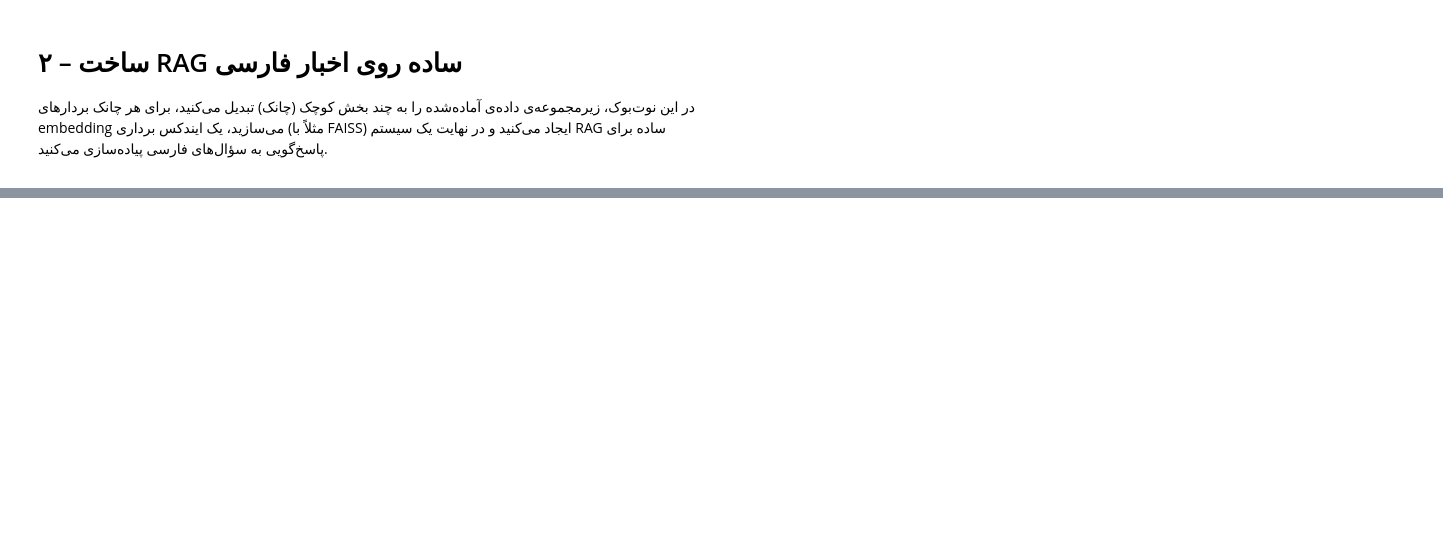
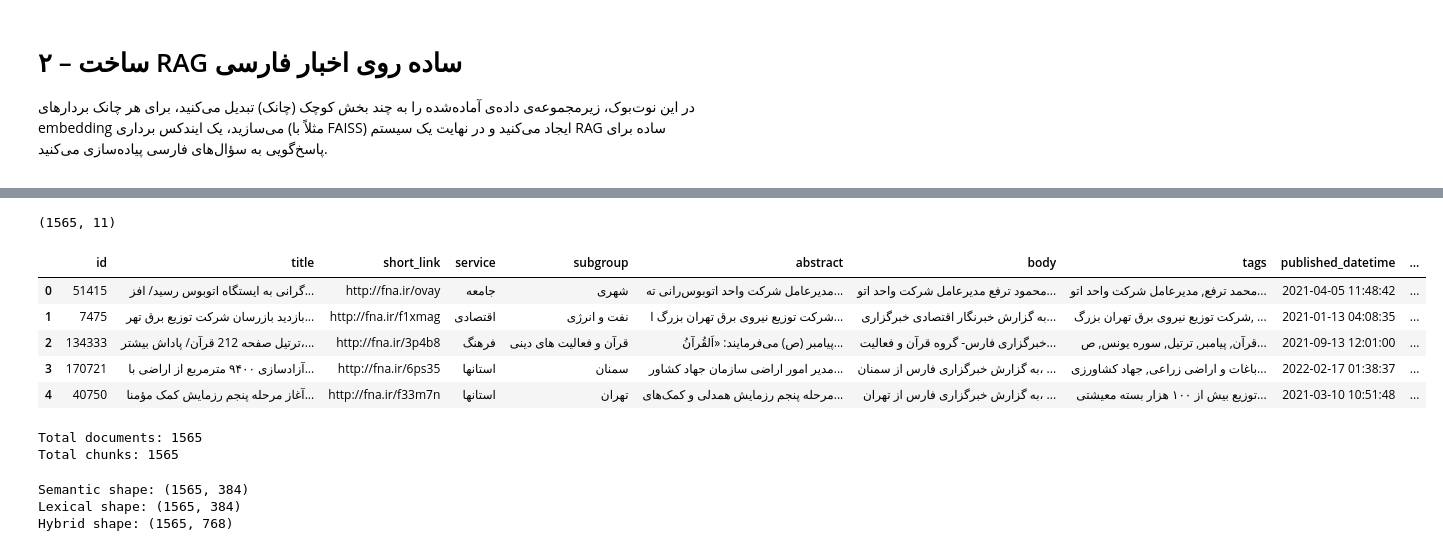
Before and after one commit to masoomehmashayekhi/AI-Exercises, a Jupyter notebook: RAG/rag-persian-news-lite-main/notebooks/02_build_rag_baseline.ipynb, the cells around one changed output, grey strips where cells are left out. Saved outputs shown, nothing was run; the diff lists cells and outputs as text; code cells hidden in the pictures; blank space fills up the shorter version.

```diff
--- a/RAG/rag-persian-news-lite-main/notebooks/02_build_rag_baseline.ipynb
+++ b/RAG/rag-persian-news-lite-main/notebooks/02_build_rag_baseline.ipynb
@@ -20,10 +20,18 @@ OSError: [WinError 1114] A dynamic link library (DLL) initialization routine fai
 # %%
 # TODO: فایل '../data/processed/news_subset.csv' را بخوانید و چند سطر اول را نمایش دهید
-subset_path = Path('../data/processed/news_subset.csv')
-df = pd.read_csv(raw_path)
+subset_path = Path('news_subset.csv')
+df = pd.read_csv(subset_path, encoding="utf-8-sig")
 
 print(df.shape)
 df.head()
+# %% [output]
+(1565, 11)
+|  | id | title | short_link | service | subgroup | abstract | body | tags | published_datetime | ... |
+| 0 | 51415 | گرانی به ایستگاه اتوبوس رسید/ افز... | http://fna.ir/ovay | جامعه | شهری | مدیرعامل شرکت واحد اتوبوس‌رانی ته... | محمود ترفع مدیرعامل شرکت واحد اتو... | محمد ترفع, مدیرعامل شرکت واحد اتو... | 2021-04-05 11:48:42 | ... |
+| 1 | 7475 | بازدید بازرسان شرکت توزیع برق تهر... | http://fna.ir/f1xmag | اقتصادی | نفت و انرژی | شرکت توزیع نیروی برق تهران بزرگ ا... | به گزارش خبرنگار اقتصادی خبرگزاری... | شرکت توزیع نیروی برق تهران بزرگ, ... | 2021-01-13 04:08:35 | ... |
+| 2 | 134333 | ترتیل صفحه 212 قرآن/ پاداش بیشتر،... | http://fna.ir/3p4b8 | فرهنگ | قرآن و فعالیت های دینی | پیامبر (ص) می‌فرمایند: «اَلقُرآنُ... | خبرگزاری فارس- گروه قرآن و فعالیت... | قرآن, پیامبر, ترتیل, سوره یونس, ص... | 2021-09-13 12:01:00 | ... |
+| 3 | 170721 | آزادسازی ۹۴۰۰ مترمربع از اراضی با... | http://fna.ir/6ps35 | استانها | سمنان | مدیر امور اراضی سازمان جهاد کشاور... | به گزارش خبرگزاری فارس از سمنان، ... | باغات و اراضی زراعی, جهاد کشاورزی... | 2022-02-17 01:38:37 | ... |
+| 4 | 40750 | آغاز مرحله پنجم رزمایش کمک‌ مؤمنا... | http://fna.ir/f33m7n | استانها | تهران | مرحله پنجم رزمایش همدلی و کمک‌های... | به گزارش خبرگزاری فارس از تهران، ... | توزیع بیش از ۱۰۰ هزار بسته معیشتی... | 2021-03-10 10:51:48 | ... |
 # %%
 # TODO: یک تابع chunking ساده بنویسید که متن (Title + Description) را به قطعه‌های مثلاً 800 کاراکتری با overlap 150 تبدیل کند
 # خروجی را در یک DataFrame جدید با ستون‌های: chunk_id, doc_id, text, category, date ذخیره کنید
@@ -50,10 +58,12 @@ def chunk_text(
 chunk_rows = []
 
 for doc_id, row in df.iterrows():
-    text = row["text"]
     category = row["service"]
     date = row["published_datetime"]
+    title = str(row["title"]) if pd.notna(row["body"]) else ""
+    abstract = str(row["abstract"]) if pd.notna(row["abstract"]) else ""
 
+    text = (title + " " + abstract).strip()
     chunks = chunk_text(text)
 
     for i, chunk in enumerate(chunks):
@@ -72,45 +82,57 @@ df_chunks.head()
 
 print("Total documents:", len(df))
 print("Total chunks:", len(df_chunks))
+# %% [output]
+Total documents: 1565
+Total chunks: 1565
 # %%
 # TODO: دو مدل semantic embedding و lexical embedding را لود کنید و برای هر chunk دو بردار embedding بسازید
 # با استفاده از یک روش دلخواه دو embedding را با یکدیکر ترکیب کنید و بردار سوم را بسازید
 # همه‌ی embedding ها را در یک آرایه numpy قرار دهید
-semantic_model = SentenceTransformer(
-    "paraphrase-multilingual-MiniLM-L12-v2"
-)
+from sklearn.preprocessing import normalize
+from sklearn.feature_extraction.text import TfidfVectorizer
 
-tfidf_vectorizer = TfidfVectorizer(
-    max_features=5000,
-    ngram_range=(1, 2),
-    analyzer="word"
-)
+semantic_model = SentenceTransformer("intfloat/multilingual-e5-small")
 
-texts = df_chunks["text"].tolist()
+chunks_texts = df_chunks["text"].tolist()
+semantic_embeddings = semantic_model.encode(chunks_texts,
+                                            batch_size=32,
+                                            convert_to_numpy=True,
+                                            show_progress_bar=True)
 
-semantic_embeddings = semantic_model.encode(
-    texts,
-    batch_size=32,
-    show_progress_bar=True,
-    normalize_embeddings=True
-)
+semantic_embeddings = semantic_embeddings.astype("float32")
 
 semantic_embeddings = np.array(semantic_embeddings)
 
-tfidf_embeddings = tfidf_vectorizer.fit_transform(texts)
-tfidf_embeddings = tfidf_embeddings.toarray()
+tokenized_chunks = [text.split() for text in chunks_texts]
+
+tfidf_vectorizer = TfidfVectorizer(
+    max_features=384,
+    ngram_range=(1, 2),
+    stop_words=None
+)
+
+lexical_embeddings = tfidf_vectorizer.fit_transform(chunks_texts)
+lexical_embeddings = lexical_embeddings.toarray().astype("float32")
+
 
 alpha = 0.7
 beta = 0.3
 
-semantic_scaled = semantic_embeddings * alpha
-tfidf_scaled = tfidf_embeddings * beta
+semantic_embeddings = normalize(semantic_embeddings, axis=1)
+lexical_embeddings = normalize(lexical_embeddings, axis=1)
 
-hybrid_embeddings = np.concatenate(
-    [semantic_scaled, tfidf_scaled],
+hybrid_embeddings = hybrid_embeddings = np.concatenate(
+    [semantic_embeddings * alpha, lexical_embeddings * beta],
     axis=1
-)
+     )
+
+hybrid_embeddings = normalize(hybrid_embeddings, axis=1).astype("float32")
 
 print("Semantic shape:", semantic_embeddings.shape)
-print("Lexical shape:", tfidf_embeddings.shape)
+print("Lexical shape:", lexical_embeddings.shape)
 print("Hybrid shape:", hybrid_embeddings.shape)
+# %% [output]
+Semantic shape: (1565, 384)
+Lexical shape: (1565, 384)
+Hybrid shape: (1565, 768)
```
Also changed, not shown: parts of 7 cells of this notebook, 5 other files.
